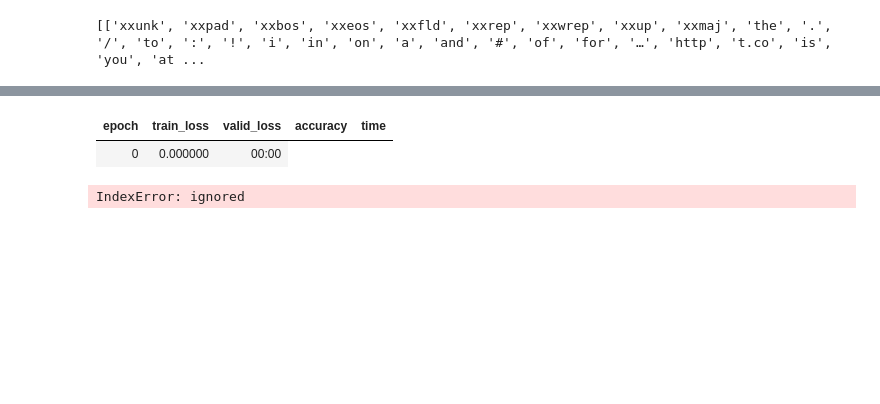
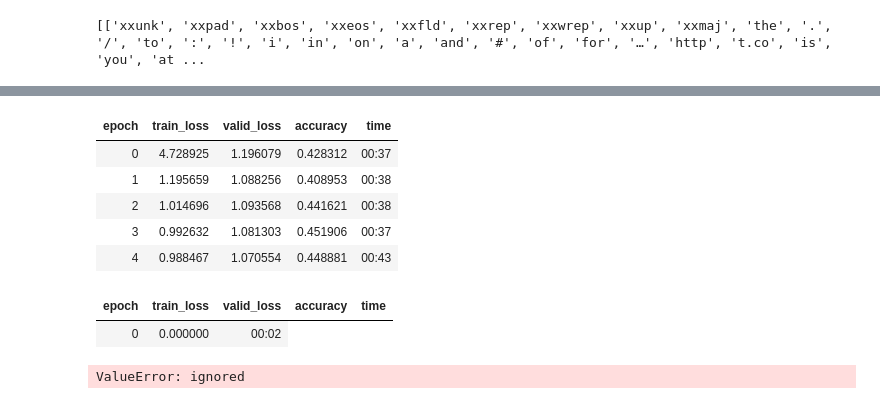
Before and after one commit to viniciusrpb/cic0269_natural_language_processing, a Jupyter notebook: tweet_sentiment_classification_rnn_fastai.ipynb, the cells around one changed output, grey strips where cells are left out. Drawn from its saved outputs; the diff is of its cells as text; code cells hidden in the pictures; blank space fills up the shorter version.

```diff
--- a/tweet_sentiment_classification_rnn_fastai.ipynb
+++ b/tweet_sentiment_classification_rnn_fastai.ipynb
@@ -54,5 +63,5 @@ print(dls_lm.vocab)
 # %%
-class LMModel1(Module):
+class RNN_v1(Module):
     def __init__(self, vocab_sz, n_hidden):
         self.i_h = nn.Embedding(vocab_sz, n_hidden)
         self.h_h = nn.Linear(n_hidden, n_hidden)
@@ -81,7 +99,18 @@ class LMModel2(Module):
 # %%
-learn = Learner(dls_lm, LMModel2(len(dls_lm.vocab), 64), loss_func=F.cross_entropy,metrics=accuracy)
-learn.fit_one_cycle(4, 1e-3)
+learn = Learner(dls_lm, RNN_v1(dls_lm.train_ds.max_vocab, 64), loss_func=F.cross_entropy,metrics=accuracy)
+learn.fit_one_cycle(5, 1e-3)
 # %% [output]
 | epoch | train_loss | valid_loss | accuracy | time |
-| 0 | 0.000000 | 00:00 |
+| 0 | 4.728925 | 1.196079 | 0.428312 | 00:37 |
+| 1 | 1.195659 | 1.088256 | 0.408953 | 00:38 |
+| 2 | 1.014696 | 1.093568 | 0.441621 | 00:38 |
+| 3 | 0.992632 | 1.081303 | 0.451906 | 00:37 |
+| 4 | 0.988467 | 1.070554 | 0.448881 | 00:43 |
-IndexError: ignored
+# %%
+sl = 16
+learn = Learner(dls_lm, RNN(dls_lm.train_ds.max_vocab, 64), loss_func=F.cross_entropy,metrics=accuracy, cbs=ModelResetter)
+learn.fit_one_cycle(10, 3e-3)
+# %% [output]
+| epoch | train_loss | valid_loss | accuracy | time |
+| 0 | 0.000000 | 00:02 |
+ValueError: ignored
```
Also changed, not shown: parts of 11 cells of this notebook.
